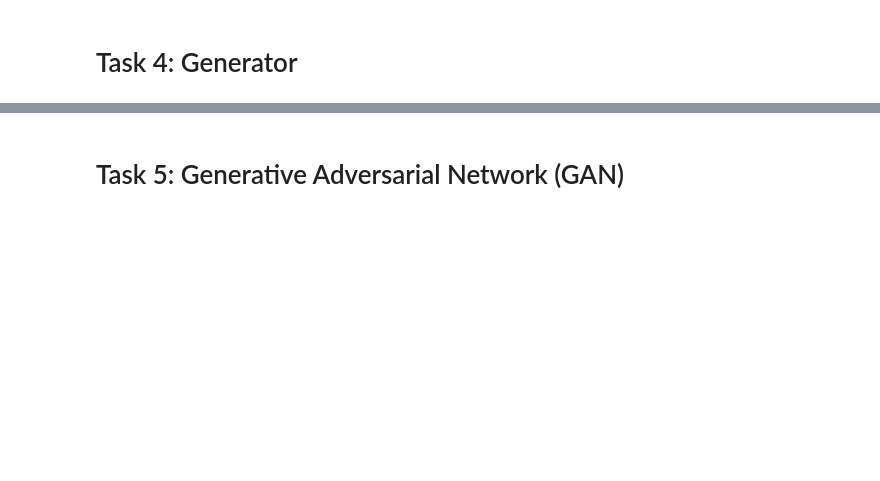
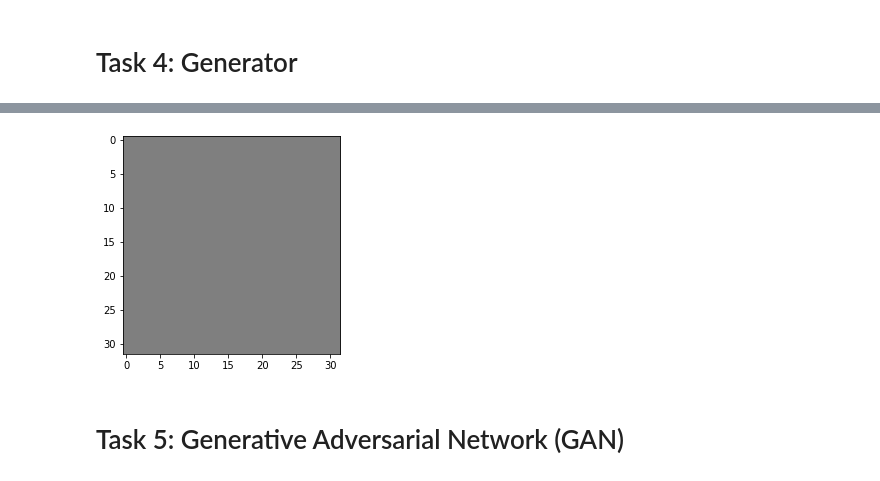
Before and after one commit to gromag/Gym-NeuralNetwork, a Jupyter notebook: Gym 8 - GANs/Learner Notebook.ipynb, the cells around one changed output, grey strips where cells are left out. Cells and saved outputs as stored; diff of their text form; code cells hidden in the pictures; blank space fills up the shorter version.

```diff
--- a/Gym 8 - GANs/Learner Notebook.ipynb
+++ b/Gym 8 - GANs/Learner Notebook.ipynb
@@ -231,7 +177,7 @@ generator = Sequential([
     Conv2DTranspose(32, 5, activation='relu'),
     BatchNormalization(),
 
-    Conv2DTranspose(1, 4, activation='sigmoid')
+    Conv2DTranspose(3, 8, activation='sigmoid')
 ])
 
 generator.summary()
@@ -266,3 +202,18 @@ plt.show()
+# %%
+noise = np.random.randn(1,1)
+gen_image = generator.predict(noise)[0]
+a = gen_image.max(axis=2)
+b = gen_image.min(axis=2)
+c = gen_image.mean(axis=2)
+
+plt.figure()
+# plt.imshow(np.reshape(a, (32, 32)), cmap='PiYG')
+# plt.imshow(np.reshape(b, (32, 32)), cmap='PiYG')
+plt.imshow(np.reshape(c, (32, 32)), cmap='PiYG')
+plt.imshow(np.reshape(gen_image, (32, 32, 3)), interpolation='nearest')
+plt.show()
+# %% [output]
+[figure, added]
 # %% [markdown]
 # Task 5: Generative Adversarial Network (GAN)
 # %%
```
Also changed, not shown: parts of 19 cells of this notebook.
